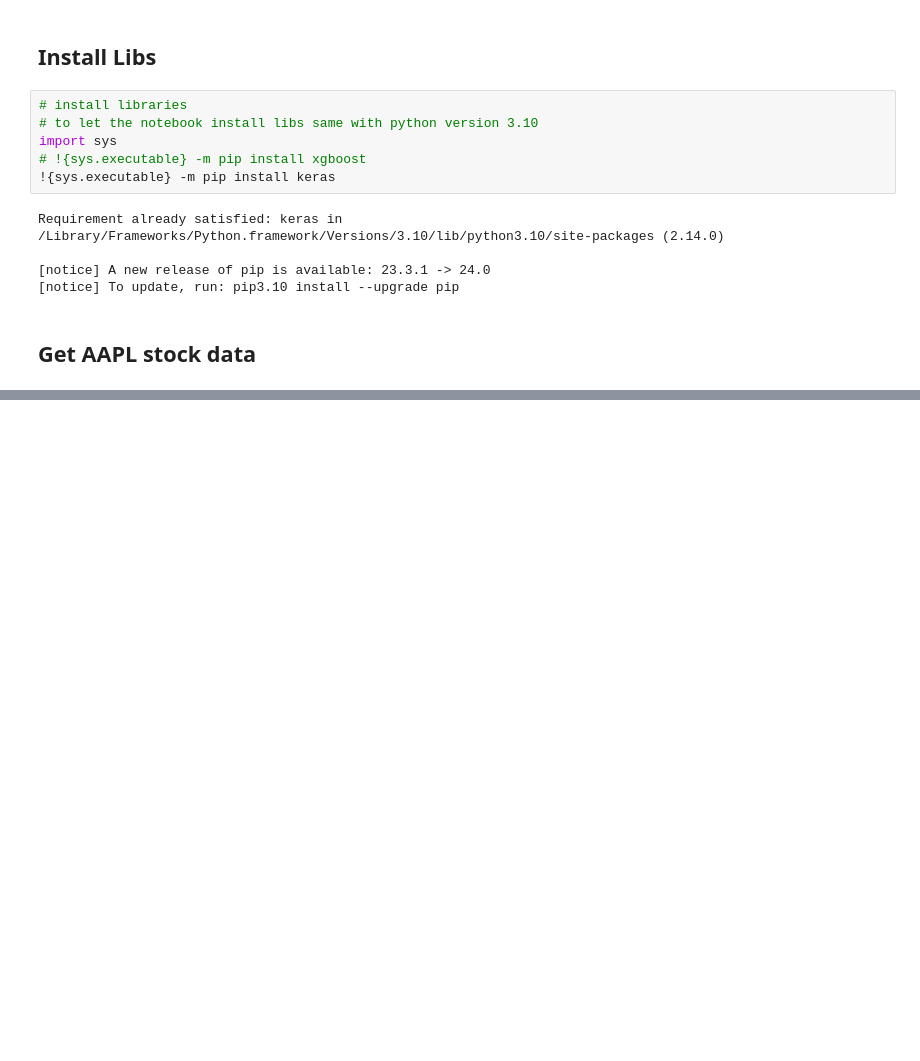
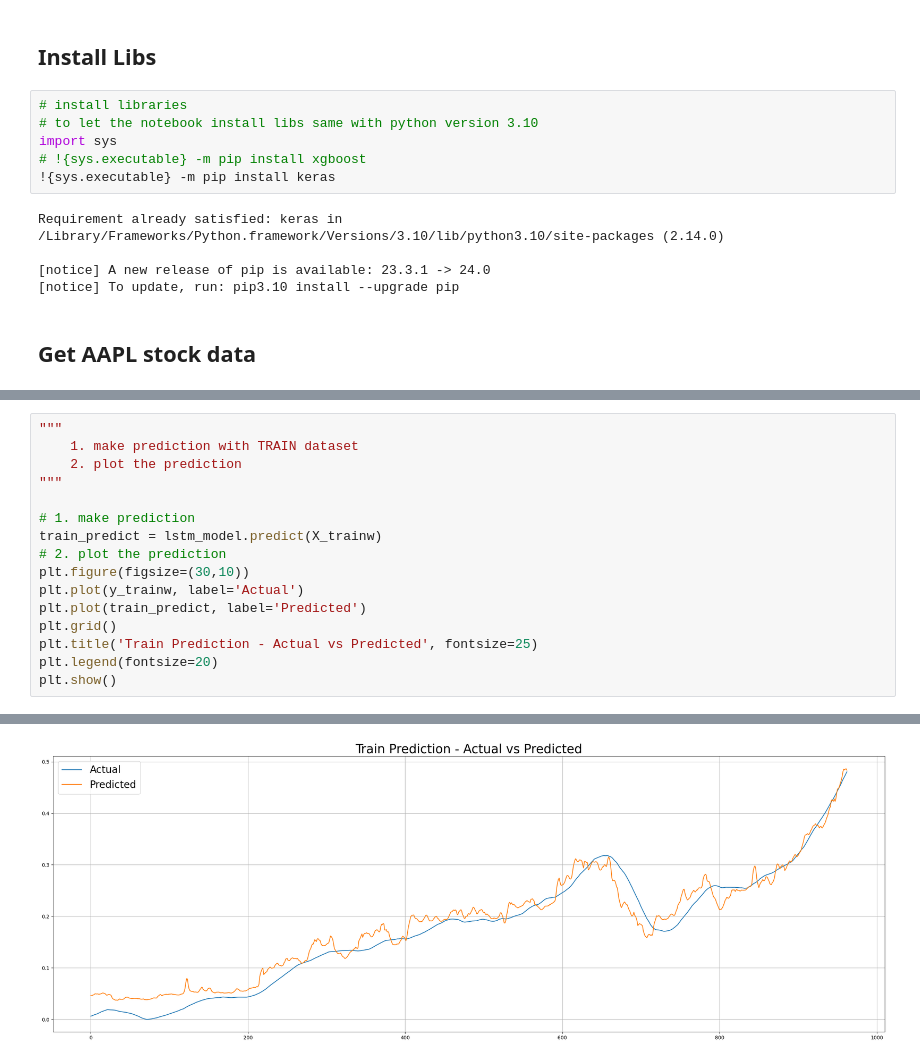
Before and after one commit to theanh97/Keras-using-LSTM-with-Apple-Stock, a Jupyter notebook: main.ipynb, the cells around one changed output, grey strips where cells are left out. Cells and saved outputs as stored; diff of their text form; blank space fills up the shorter version.

```diff
--- a/main.ipynb
+++ b/main.ipynb
@@ -54,0 +262,17 @@ print(df.shape)
+# %%
+"""
+    1. make prediction with TRAIN dataset
+    2. plot the prediction
+"""
+
+# 1. make prediction
+train_predict = lstm_model.predict(X_trainw)
+# 2. plot the prediction
+plt.figure(figsize=(30,10))
+plt.plot(y_trainw, label='Actual')
+plt.plot(train_predict, label='Predicted')
+plt.grid()
+plt.title('Train Prediction - Actual vs Predicted', fontsize=25)
+plt.legend(fontsize=20)
+plt.show()
+# %% [output]
@@ -54,0 +280 @@ print(df.shape)
+[figure, added]
```
Also changed, not shown: parts of 13 cells of this notebook.
